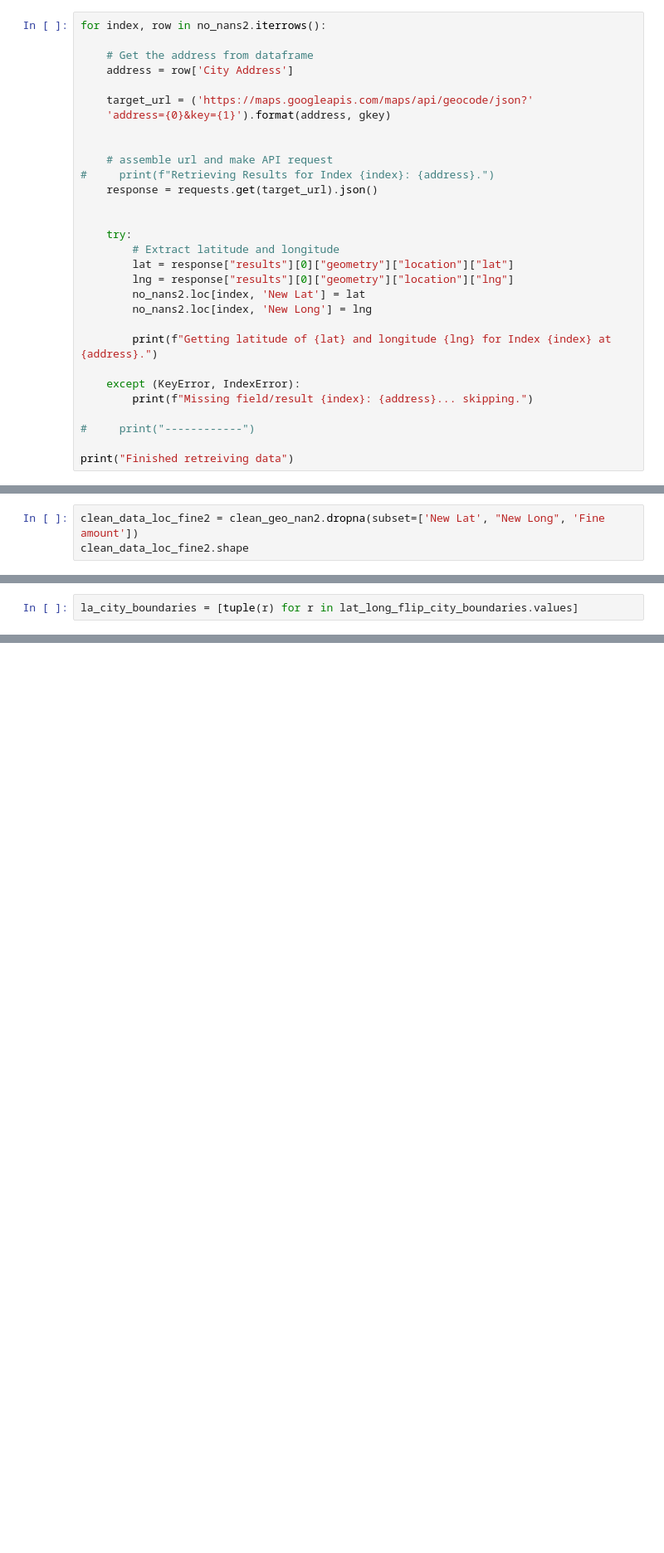
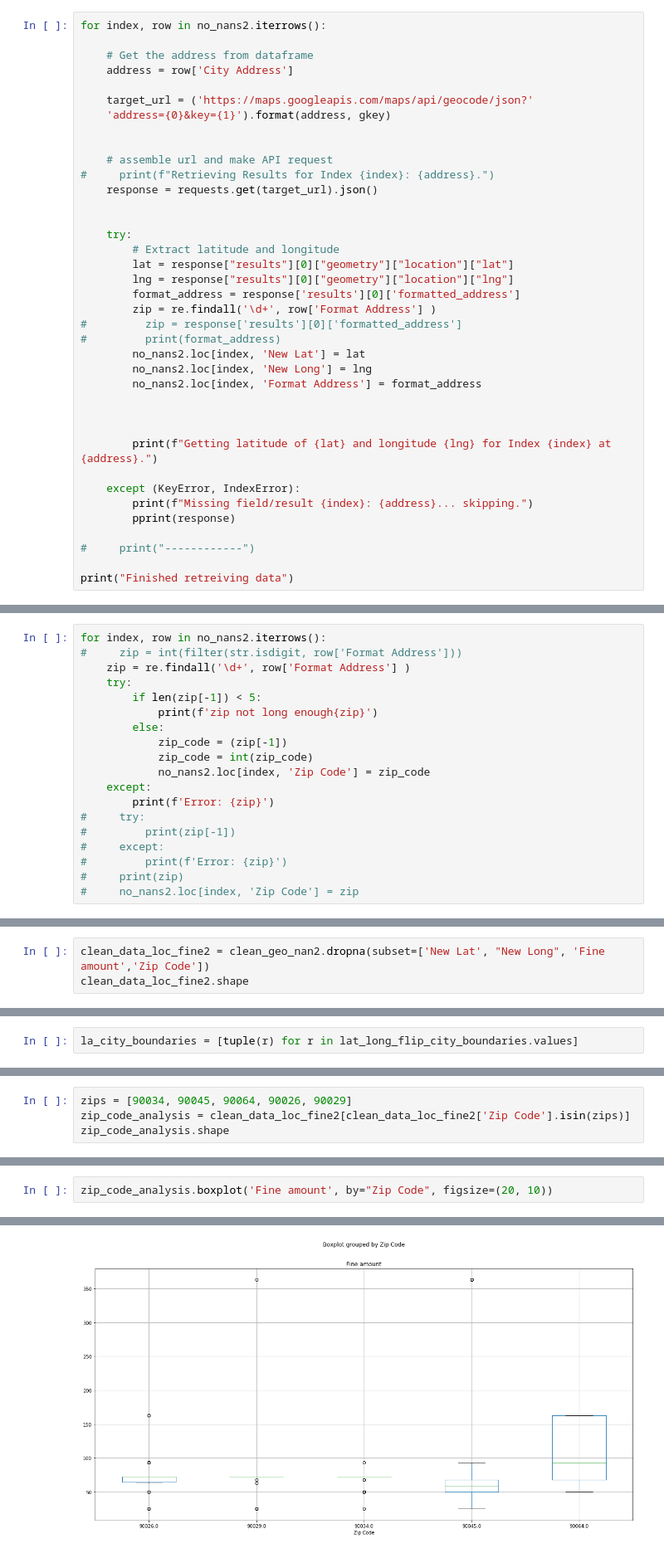
Before and after one commit to usn1485/LAParkingCitations, a Jupyter notebook: LA_HeatMap.ipynb, the cells around one changed output, grey strips where cells are left out. Shown at 83% size. Saved outputs shown, nothing was run; the diff lists cells and outputs as text; blank space fills up the shorter version.

```diff
--- a/LA_HeatMap.ipynb
+++ b/LA_HeatMap.ipynb
@@ -56,13 +61,21 @@ for index, row in no_nans2.iterrows():
         # Extract latitude and longitude
         lat = response["results"][0]["geometry"]["location"]["lat"]
         lng = response["results"][0]["geometry"]["location"]["lng"]
+        format_address = response['results'][0]['formatted_address']
+        zip = re.findall('\d+', row['Format Address'] )
+#         zip = response['results'][0]['formatted_address']
+#         print(format_address)
         no_nans2.loc[index, 'New Lat'] = lat
         no_nans2.loc[index, 'New Long'] = lng
+        no_nans2.loc[index, 'Format Address'] = format_address
+
+
 
         print(f"Getting latitude of {lat} and longitude {lng} for Index {index} at {address}.")
 
     except (KeyError, IndexError):
         print(f"Missing field/result {index}: {address}... skipping.")
+        pprint(response)
 
 #     print("------------")
 
@@ -85,3 +98,22 @@ Getting latitude of 34.227703 and longitude -118.4596755 for Index 996 at 15012
 Getting latitude of 34.0841501 and longitude -118.3750351 for Index 997 at 716 ALFRED ST N, Los Angeles, CA.
 Getting latitude of 34.0842379 and longitude -118.3755729 for Index 998 at 721 ALFRED ST N, Los Angeles, CA.
 Finished retreiving data
+# %%
+for index, row in no_nans2.iterrows():
+#     zip = int(filter(str.isdigit, row['Format Address']))
+    zip = re.findall('\d+', row['Format Address'] )
+    try:
+        if len(zip[-1]) < 5:
+            print(f'zip not long enough{zip}')
+        else:
+            zip_code = (zip[-1])
+            zip_code = int(zip_code)
+            no_nans2.loc[index, 'Zip Code'] = zip_code
+    except:
+        print(f'Error: {zip}')
+#     try:
+#         print(zip[-1])
+#     except:
+#         print(f'Error: {zip}')
+#     print(zip)
+#     no_nans2.loc[index, 'Zip Code'] = zip
@@ -93,4 +152,4 @@ clean_geo_nan2.shape
 # %%
-clean_data_loc_fine2 = clean_geo_nan2.dropna(subset=['New Lat', "New Long", 'Fine amount'])
+clean_data_loc_fine2 = clean_geo_nan2.dropna(subset=['New Lat', "New Long", 'Fine amount','Zip Code'])
 clean_data_loc_fine2.shape
 # %% [output]
@@ -148,0 +344,4 @@ fig
+# %%
+zips = [90034, 90045, 90064, 90026, 90029]
+zip_code_analysis = clean_data_loc_fine2[clean_data_loc_fine2['Zip Code'].isin(zips)]
+zip_code_analysis.shape
@@ -148,0 +359,3 @@ fig
+# %%
+zip_code_analysis.boxplot('Fine amount', by="Zip Code", figsize=(20, 10))
+# %% [output]
@@ -148,0 +363 @@ fig
+[figure, added]
```
Also changed, not shown: parts of 30 cells of this notebook.
